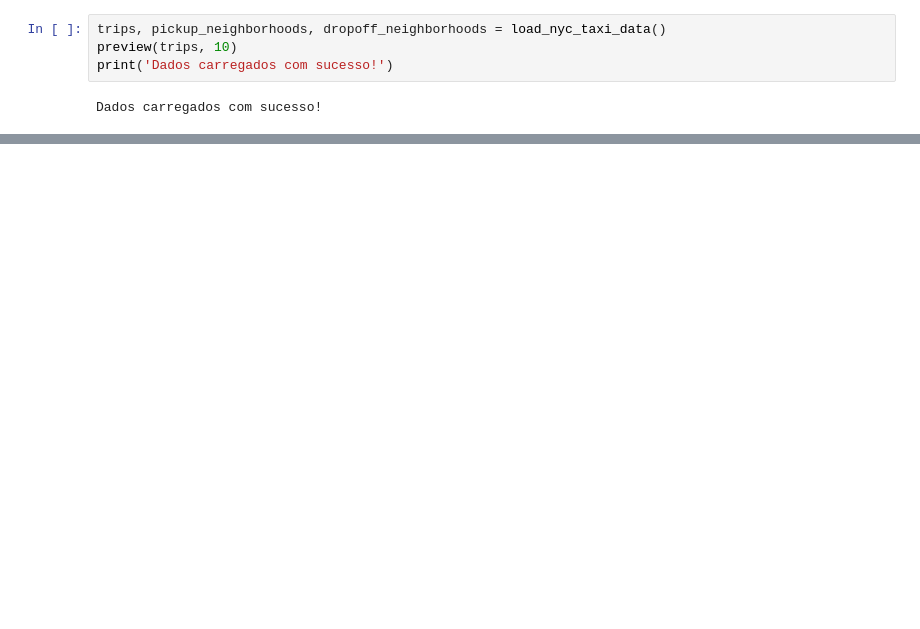
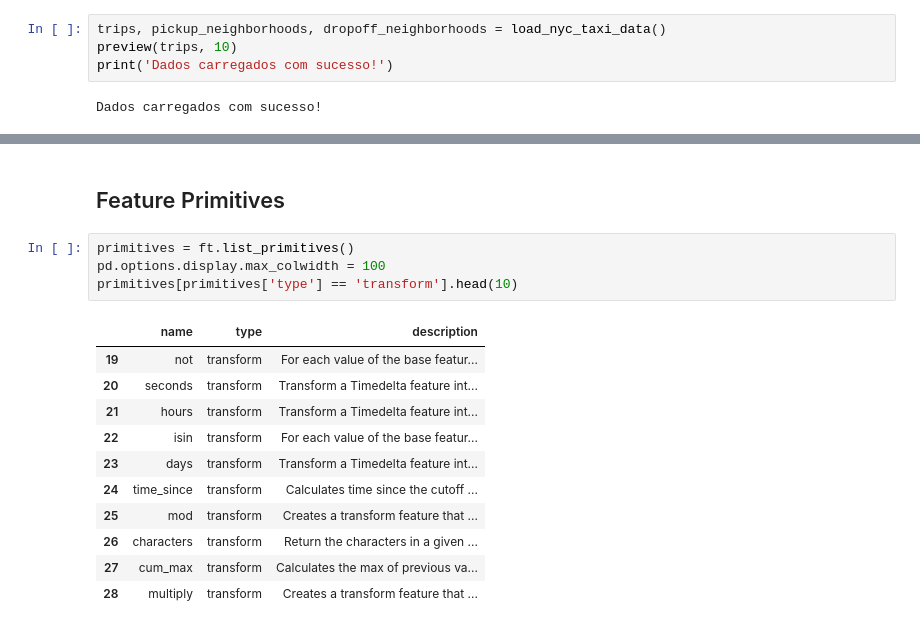
Before and after one commit to arthurvaz05/Python.Script, a Jupyter notebook: Deep_Feature_Synthesis_(DFS).ipynb, the cells around one changed output, grey strips where cells are left out. Cells and saved outputs as stored; diff of their text form; blank space fills up the shorter version.

```diff
--- a/Deep_Feature_Synthesis_(DFS).ipynb
+++ b/Deep_Feature_Synthesis_(DFS).ipynb
@@ -94,0 +266,18 @@ Dados carregados com sucesso!
+# %% [markdown]
+## Feature Primitives
+# %%
+primitives = ft.list_primitives()
+pd.options.display.max_colwidth = 100
+primitives[primitives['type'] == 'transform'].head(10)
+# %% [output]
+|  | name | type | description |
+| 19 | not | transform | For each value of the base featur... |
+| 20 | seconds | transform | Transform a Timedelta feature int... |
+| 21 | hours | transform | Transform a Timedelta feature int... |
+| 22 | isin | transform | For each value of the base featur... |
+| 23 | days | transform | Transform a Timedelta feature int... |
+| 24 | time_since | transform | Calculates time since the cutoff ... |
+| 25 | mod | transform | Creates a transform feature that ... |
+| 26 | characters | transform | Return the characters in a given ... |
+| 27 | cum_max | transform | Calculates the max of previous va... |
+| 28 | multiply | transform | Creates a transform feature that ... |
```
Also changed, not shown: parts of 30 cells of this notebook.
